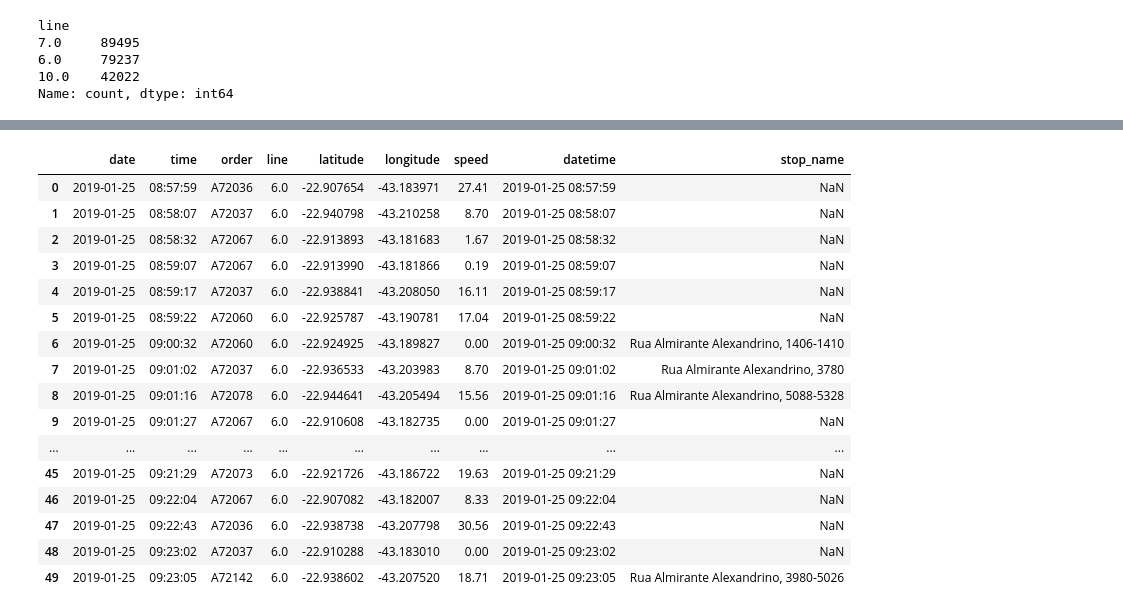
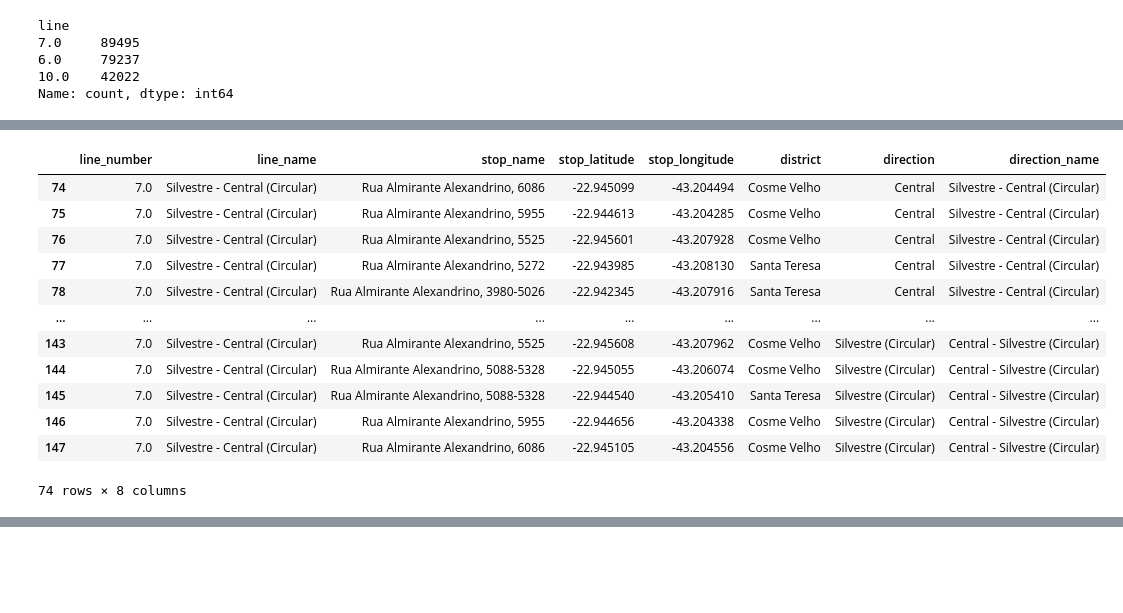
Before and after one commit to PavanPasidu/gnn-trafic-forecasting, a Jupyter notebook: Notebooks/rio_dataset_analysis.ipynb, the cells around one changed output, grey strips where cells are left out. Cells and saved outputs as stored; diff of their text form; code cells hidden in the pictures; blank space fills up the shorter version.

```diff
--- a/Notebooks/rio_dataset_analysis.ipynb
+++ b/Notebooks/rio_dataset_analysis.ipynb
@@ -584,3 +629,19 @@ Name: count, dtype: int64
+# %%
+bus_stop_prep[bus_stop_prep['line_number']==7]
+# %% [output]
+|  | line_number | line_name | stop_name | stop_latitude | stop_longitude | district | direction | direction_name |
+| 74 | 7.0 | Silvestre - Central (Circular) | Rua Almirante Alexandrino, 6086 | -22.945099 | -43.204494 | Cosme Velho | Central | Silvestre - Central (Circular) |
+| 75 | 7.0 | Silvestre - Central (Circular) | Rua Almirante Alexandrino, 5955 | -22.944613 | -43.204285 | Cosme Velho | Central | Silvestre - Central (Circular) |
+| 76 | 7.0 | Silvestre - Central (Circular) | Rua Almirante Alexandrino, 5525 | -22.945601 | -43.207928 | Cosme Velho | Central | Silvestre - Central (Circular) |
+| 77 | 7.0 | Silvestre - Central (Circular) | Rua Almirante Alexandrino, 5272 | -22.943985 | -43.208130 | Santa Teresa | Central | Silvestre - Central (Circular) |
+| 78 | 7.0 | Silvestre - Central (Circular) | Rua Almirante Alexandrino, 3980-5026 | -22.942345 | -43.207916 | Santa Teresa | Central | Silvestre - Central (Circular) |
+| ... | ... | ... | ... | ... | ... | ... | ... | ... |
+| 143 | 7.0 | Silvestre - Central (Circular) | Rua Almirante Alexandrino, 5525 | -22.945608 | -43.207962 | Cosme Velho | Silvestre (Circular) | Central - Silvestre (Circular) |
+| 144 | 7.0 | Silvestre - Central (Circular) | Rua Almirante Alexandrino, 5088-5328 | -22.945055 | -43.206074 | Cosme Velho | Silvestre (Circular) | Central - Silvestre (Circular) |
+| 145 | 7.0 | Silvestre - Central (Circular) | Rua Almirante Alexandrino, 5088-5328 | -22.944540 | -43.205410 | Santa Teresa | Silvestre (Circular) | Central - Silvestre (Circular) |
+| 146 | 7.0 | Silvestre - Central (Circular) | Rua Almirante Alexandrino, 5955 | -22.944656 | -43.204338 | Cosme Velho | Silvestre (Circular) | Central - Silvestre (Circular) |
+| 147 | 7.0 | Silvestre - Central (Circular) | Rua Almirante Alexandrino, 6086 | -22.945105 | -43.204556 | Cosme Velho | Silvestre (Circular) | Central - Silvestre (Circular) |
+74 rows × 8 columns
 # %%
 bus_stop_prep[bus_stop_prep['line_number']==10]
 # %% [output]
@@ -597,26 +658,6 @@ bus_stop_prep[bus_stop_prep['line_number']==10]
 | 218 | 10.0 | Fátima - Central (Circular) | BRS 1,2,3 - Tomé de Sousa (pista ... | -22.903954 | -43.188335 | Centro | Central (Circular, Cruz Vermelha ... | Fátima - Central (Circular, Cruz ... |
 | 219 | 10.0 | Fátima - Central (Circular) | Praça Cristiano Otoni, 279 | -22.903463 | -43.190689 | Centro | Central (Circular, Cruz Vermelha ... | Fátima - Central (Circular, Cruz ... |
 72 rows × 8 columns
-# %%
-bus_data.head(50)
-# %% [output]
-|  | date | time | order | line | latitude | longitude | speed | datetime | stop_name |
-| 0 | 2019-01-25 | 08:57:59 | A72036 | 6.0 | -22.907654 | -43.183971 | 27.41 | 2019-01-25 08:57:59 | NaN |
-| 1 | 2019-01-25 | 08:58:07 | A72037 | 6.0 | -22.940798 | -43.210258 | 8.70 | 2019-01-25 08:58:07 | NaN |
-| 2 | 2019-01-25 | 08:58:32 | A72067 | 6.0 | -22.913893 | -43.181683 | 1.67 | 2019-01-25 08:58:32 | NaN |
-| 3 | 2019-01-25 | 08:59:07 | A72067 | 6.0 | -22.913990 | -43.181866 | 0.19 | 2019-01-25 08:59:07 | NaN |
-| 4 | 2019-01-25 | 08:59:17 | A72037 | 6.0 | -22.938841 | -43.208050 | 16.11 | 2019-01-25 08:59:17 | NaN |
-| 5 | 2019-01-25 | 08:59:22 | A72060 | 6.0 | -22.925787 | -43.190781 | 17.04 | 2019-01-25 08:59:22 | NaN |
-| 6 | 2019-01-25 | 09:00:32 | A72060 | 6.0 | -22.924925 | -43.189827 | 0.00 | 2019-01-25 09:00:32 | Rua Almirante Alexandrino, 1406-1410 |
-| 7 | 2019-01-25 | 09:01:02 | A72037 | 6.0 | -22.936533 | -43.203983 | 8.70 | 2019-01-25 09:01:02 | Rua Almirante Alexandrino, 3780 |
-| 8 | 2019-01-25 | 09:01:16 | A72078 | 6.0 | -22.944641 | -43.205494 | 15.56 | 2019-01-25 09:01:16 | Rua Almirante Alexandrino, 5088-5328 |
-| 9 | 2019-01-25 | 09:01:27 | A72067 | 6.0 | -22.910608 | -43.182735 | 0.00 | 2019-01-25 09:01:27 | NaN |
-| ... | ... | ... | ... | ... | ... | ... | ... | ... | ... |
-| 45 | 2019-01-25 | 09:21:29 | A72073 | 6.0 | -22.921726 | -43.186722 | 19.63 | 2019-01-25 09:21:29 | NaN |
-| 46 | 2019-01-25 | 09:22:04 | A72067 | 6.0 | -22.907082 | -43.182007 | 8.33 | 2019-01-25 09:22:04 | NaN |
-| 47 | 2019-01-25 | 09:22:43 | A72036 | 6.0 | -22.938738 | -43.207798 | 30.56 | 2019-01-25 09:22:43 | NaN |
-| 48 | 2019-01-25 | 09:23:02 | A72037 | 6.0 | -22.910288 | -43.183010 | 0.00 | 2019-01-25 09:23:02 | NaN |
-| 49 | 2019-01-25 | 09:23:05 | A72142 | 6.0 | -22.938602 | -43.207520 | 18.71 | 2019-01-25 09:23:05 | Rua Almirante Alexandrino, 3980-5026 |
 # %%
 # create trip id
 bus_data_prep = bus_data.copy()
```
Also changed, not shown: parts of 39 cells of this notebook, 1 other file.
